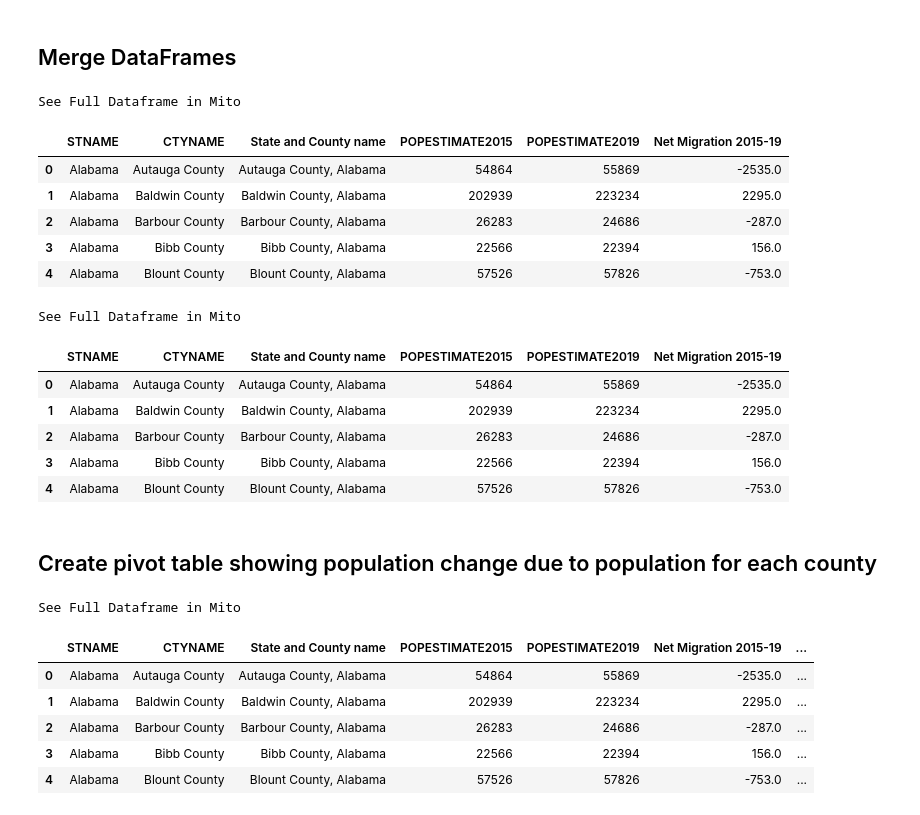
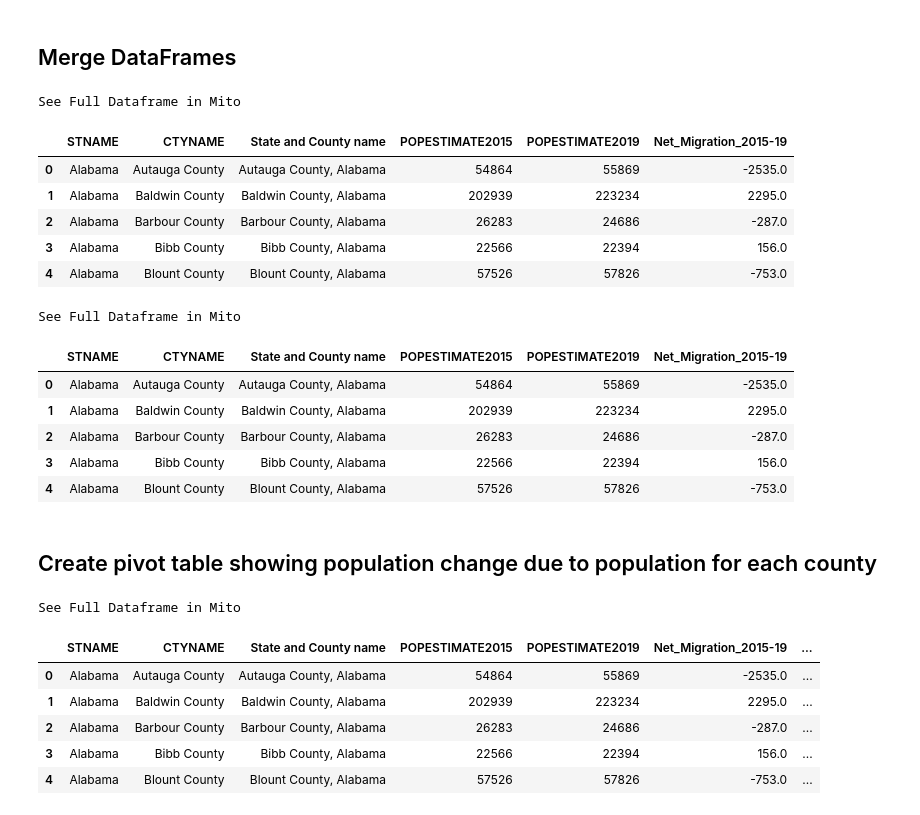
Before and after one commit to Bhargavi-ng/Migration_and_Housing, a Jupyter notebook: population_change.ipynb, the cells around one changed output. Saved outputs shown, nothing was run; the diff lists cells and outputs as text; code cells hidden in the pictures.

```diff
--- a/population_change.ipynb
+++ b/population_change.ipynb
@@ -20,6 +20,8 @@ See Full Dataframe in Mito
 # create dataframe with state, county, 2015 population, and 2019 population
 county_pop_15_19_df = county_pop_df[['STNAME', 'CTYNAME',
        'State and County name','POPESTIMATE2015','POPESTIMATE2019']]
+
+county_pop_15_19_df = county_pop_15_19_df[county_pop_15_19_df.STNAME != county_pop_15_19_df.CTYNAME]
 county_pop_15_19_df.head()
 # %% [output]
 See Full Dataframe in Mito
@@ -59,7 +61,7 @@ See Full Dataframe in Mito
 # create column names for datafame
 col_names = ['State Name of Geography A','County Name of Geography A',
             'State/U.S. Island Area/Foreign Region of Geography B', 'County Name of Geography B',
-            'Flow from Geography B to Geography A - Est', 'Flow from Geography B to Geography A - MOE',
+            'Flow from Geography B to Geography A - Est', 'Flow from Geography B t',
             'Counterflow from Geography A to Geography B - Est', 'Counterflow from Geography A to Geography B - MOE',
             'Net Migration from Geography B to Geography A - Est', 'Net Migration from Geography B to Geography A - MOE',
             'Gross Migration between Geography A and Geography B - Est', 'Gross Migration between Geography A and Geography B - MOE']
@@ -109,7 +111,7 @@ See Full Dataframe in Mito
 cleaned_migration_df.rename(columns =
                         {'State Name of Geography A':'State',
                         'County Name of Geography A':'County',
-                        'Net Migration from Geography B to Geography A - Est':'Net Migration 2015-19'},
+                        'Net Migration from Geography B to Geography A - Est':'Net_Migration_2015-19'},
                        inplace = True)
 cleaned_migration_df.head()
 # %% [output]
@@ -158,6 +162,6 @@ See Full Dataframe in Mito
 # %%
 # remove state and county columns
-cleaned_migration_df = cleaned_migration_df[['State and County name','Net Migration 2015-19']]
+cleaned_migration_df = cleaned_migration_df[['State and County name','Net_Migration_2015-19']]
 cleaned_migration_df.head()
 # %% [output]
 See Full Dataframe in Mito
@@ -187,7 +191,7 @@ pop_migration_df = county_pop_15_19_df.merge(net_migration_df, on='State and Cou
 pop_migration_df.head()
 # %% [output]
 See Full Dataframe in Mito
-|  | STNAME | CTYNAME | State and County name | POPESTIMATE2015 | POPESTIMATE2019 | Net Migration 2015-19 |
+|  | STNAME | CTYNAME | State and County name | POPESTIMATE2015 | POPESTIMATE2019 | Net_Migration_2015-19 |
 | 0 | Alabama | Autauga County | Autauga County, Alabama | 54864 | 55869 | -2535.0 |
 | 1 | Alabama | Baldwin County | Baldwin County, Alabama | 202939 | 223234 | 2295.0 |
 | 2 | Alabama | Barbour County | Barbour County, Alabama | 26283 | 24686 | -287.0 |
@@ -204,7 +208,7 @@ pop_migration_df = pop_migration_df[pop_migration_df_columns]
 pop_migration_df.head()
 # %% [output]
 See Full Dataframe in Mito
-|  | STNAME | CTYNAME | State and County name | POPESTIMATE2015 | POPESTIMATE2019 | Net Migration 2015-19 |
+|  | STNAME | CTYNAME | State and County name | POPESTIMATE2015 | POPESTIMATE2019 | Net_Migration_2015-19 |
 | 0 | Alabama | Autauga County | Autauga County, Alabama | 54864 | 55869 | -2535.0 |
 | 1 | Alabama | Baldwin County | Baldwin County, Alabama | 202939 | 223234 | 2295.0 |
 | 2 | Alabama | Barbour County | Barbour County, Alabama | 26283 | 24686 | -287.0 |
@@ -214,11 +218,11 @@ See Full Dataframe in Mito
 ## Create pivot table showing population change due to population for each county
 # %%
 # add column showing net migration as percentage of 2015 population
-pop_migration_df['% Change Due to Migration'] = pop_migration_df['Net Migration 2015-19']/pop_migration_df['POPESTIMATE2015']
+pop_migration_df['%_Change_Due_to_Migration'] = pop_migration_df['Net_Migration_2015-19']/pop_migration_df['POPESTIMATE2015']
 pop_migration_df.head()
 # %% [output]
 See Full Dataframe in Mito
-|  | STNAME | CTYNAME | State and County name | POPESTIMATE2015 | POPESTIMATE2019 | Net Migration 2015-19 | ... |
+|  | STNAME | CTYNAME | State and County name | POPESTIMATE2015 | POPESTIMATE2019 | Net_Migration_2015-19 | ... |
 | 0 | Alabama | Autauga County | Autauga County, Alabama | 54864 | 55869 | -2535.0 | ... |
 | 1 | Alabama | Baldwin County | Baldwin County, Alabama | 202939 | 223234 | 2295.0 | ... |
 | 2 | Alabama | Barbour County | Barbour County, Alabama | 26283 | 24686 | -287.0 | ... |
```
Also changed, not shown: parts of 31 cells of this notebook.
